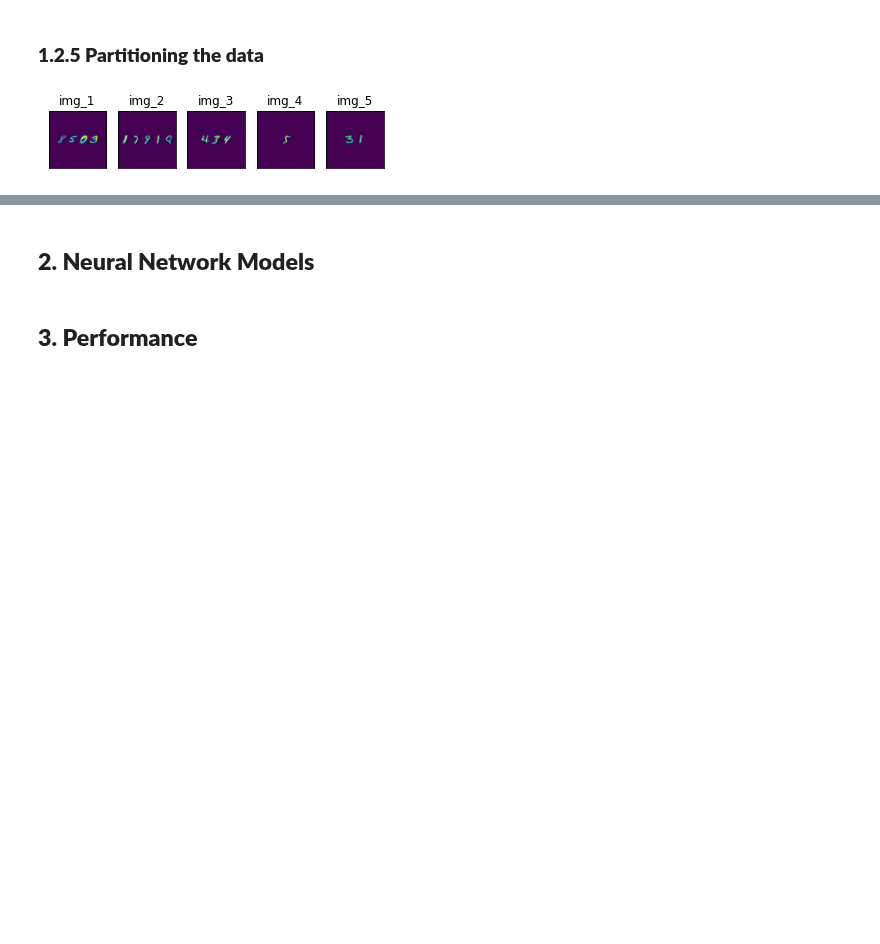
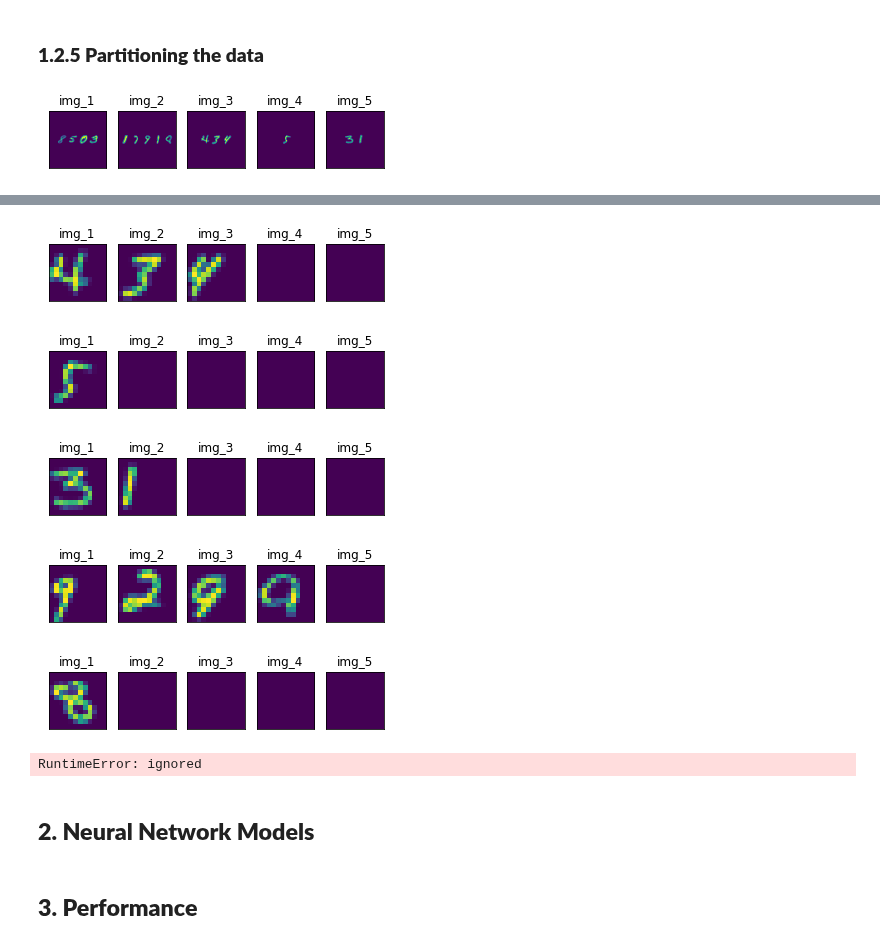
Before and after one commit to du-hr/MNIST-CNN, a Jupyter notebook: MiniProject_3.ipynb, the cells around one changed output, grey strips where cells are left out. Saved outputs shown, nothing was run; the diff lists cells and outputs as text; code cells hidden in the pictures; blank space fills up the shorter version.

```diff
--- a/MiniProject_3.ipynb
+++ b/MiniProject_3.ipynb
@@ -447,0 +470,5 @@ for i in range(5):
+# %%
+X_1 = X_train[2]
+X_2 = X_train[5]
+X_3 = X_train[9]
+X_4 = X_train[26]
@@ -447,0 +487,40 @@ for i in range(5):
+# %%
+X_2_part = partition_image(X_2)
+for i in range(5):
+    plt.subplot(1,5,i+1),plt.imshow(X_2_part[i, :, :])
+    plt.title(titles[i])
+    plt.xticks([]),plt.yticks([])
+# %% [output]
+[figure, added]
+# %%
+X_3_part = partition_image(X_3)
+for i in range(5):
+    plt.subplot(1,5,i+1),plt.imshow(X_3_part[i, :, :])
+    plt.title(titles[i])
+    plt.xticks([]),plt.yticks([])
+# %% [output]
+[figure, added]
+# %%
+X_4_part = partition_image(X_4)
+for i in range(5):
+    plt.subplot(1,5,i+1),plt.imshow(X_4_part[i, :, :])
+    plt.title(titles[i])
+    plt.xticks([]),plt.yticks([])
+# %% [output]
+[figure, added]
+# %%
+X_55_part = partition_image(X_train[5555])
+for i in range(5):
+    plt.subplot(1,5,i+1),plt.imshow(X_55_part[i, :, :])
+    plt.title(titles[i])
+    plt.xticks([]),plt.yticks([])
+# %% [output]
+[figure, added]
+# %%
+X_88_part = partition_image(X_train[8888])
+for i in range(5):
+    plt.subplot(1,5,i+1),plt.imshow(X_88_part[i, :, :])
+    plt.title(titles[i])
+    plt.xticks([]),plt.yticks([])
+# %% [output]
+[figure, added]
@@ -448,3 +538,7 @@ for i in range(5):
+# %%
+dataset_images_partition(X_train)
+# %% [output]
+RuntimeError: ignored
 # %% [markdown]
 ## **2. Neural Network Models**
 # %%
```
Also changed, not shown: parts of 43 cells of this notebook.
